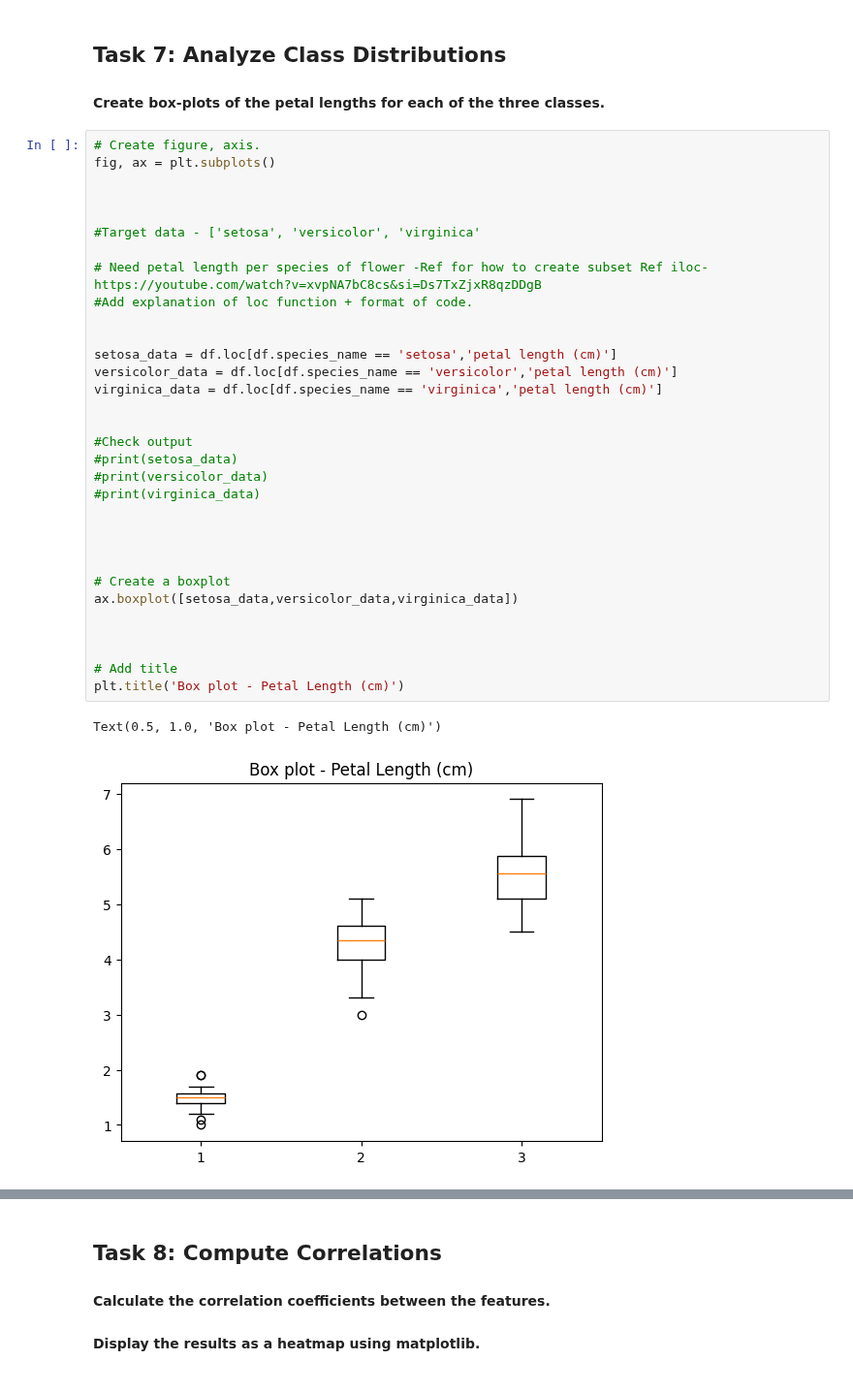
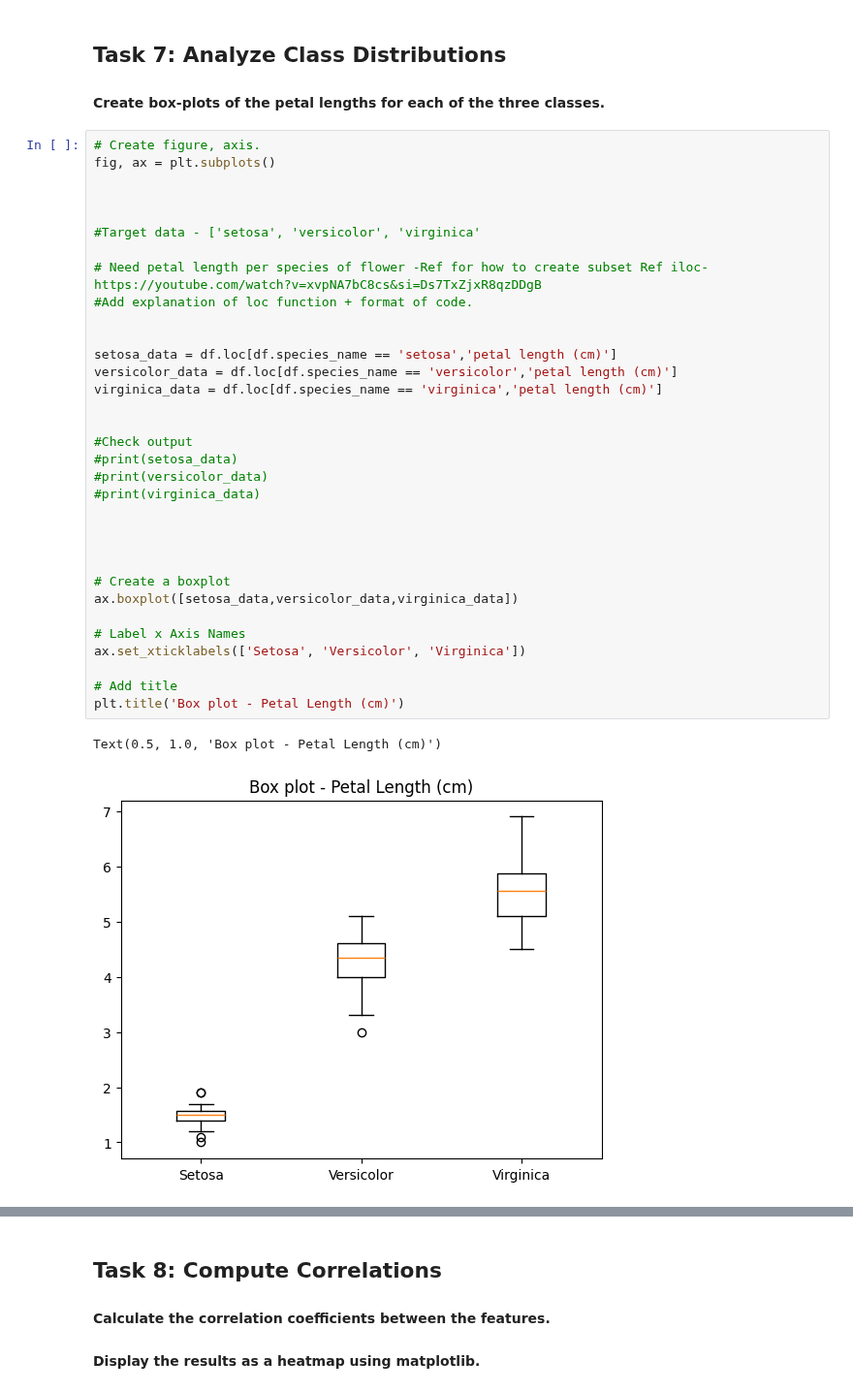
Before and after one commit to Mr-Scarf/principles_of_data_analytics, a Jupyter notebook: tasks.ipynb, the cells around one changed output, grey strips where cells are left out. Shown at 97% size. Saved outputs shown, nothing was run; the diff lists cells and outputs as text.

```diff
--- a/tasks.ipynb
+++ b/tasks.ipynb
@@ -562,32 +562,33 @@ fig, ax = plt.subplots()
 
 
 
 #Target data - ['setosa', 'versicolor', 'virginica'
 
 # Need petal length per species of flower -Ref for how to create subset Ref iloc- https://youtube.com/watch?v=xvpNA7bC8cs&si=Ds7TxZjxR8qzDDgB
 #Add explanation of loc function + format of code.
 
 
 setosa_data = df.loc[df.species_name == 'setosa','petal length (cm)']
 versicolor_data = df.loc[df.species_name == 'versicolor','petal length (cm)']
 virginica_data = df.loc[df.species_name == 'virginica','petal length (cm)']
 
 
 #Check output
 #print(setosa_data)
 #print(versicolor_data)
 #print(virginica_data)
 
 
 
 
 # Create a boxplot
 ax.boxplot([setosa_data,versicolor_data,virginica_data])
 
-
+# Label x Axis Names
+ax.set_xticklabels(['Setosa', 'Versicolor', 'Virginica'])
 
 # Add title
 plt.title('Box plot - Petal Length (cm)')
 # %% [output]
 Text(0.5, 1.0, 'Box plot - Petal Length (cm)')
-[figure, old version]
+[figure, new version]
```
Also changed, not shown: parts of 2 cells of this notebook.
